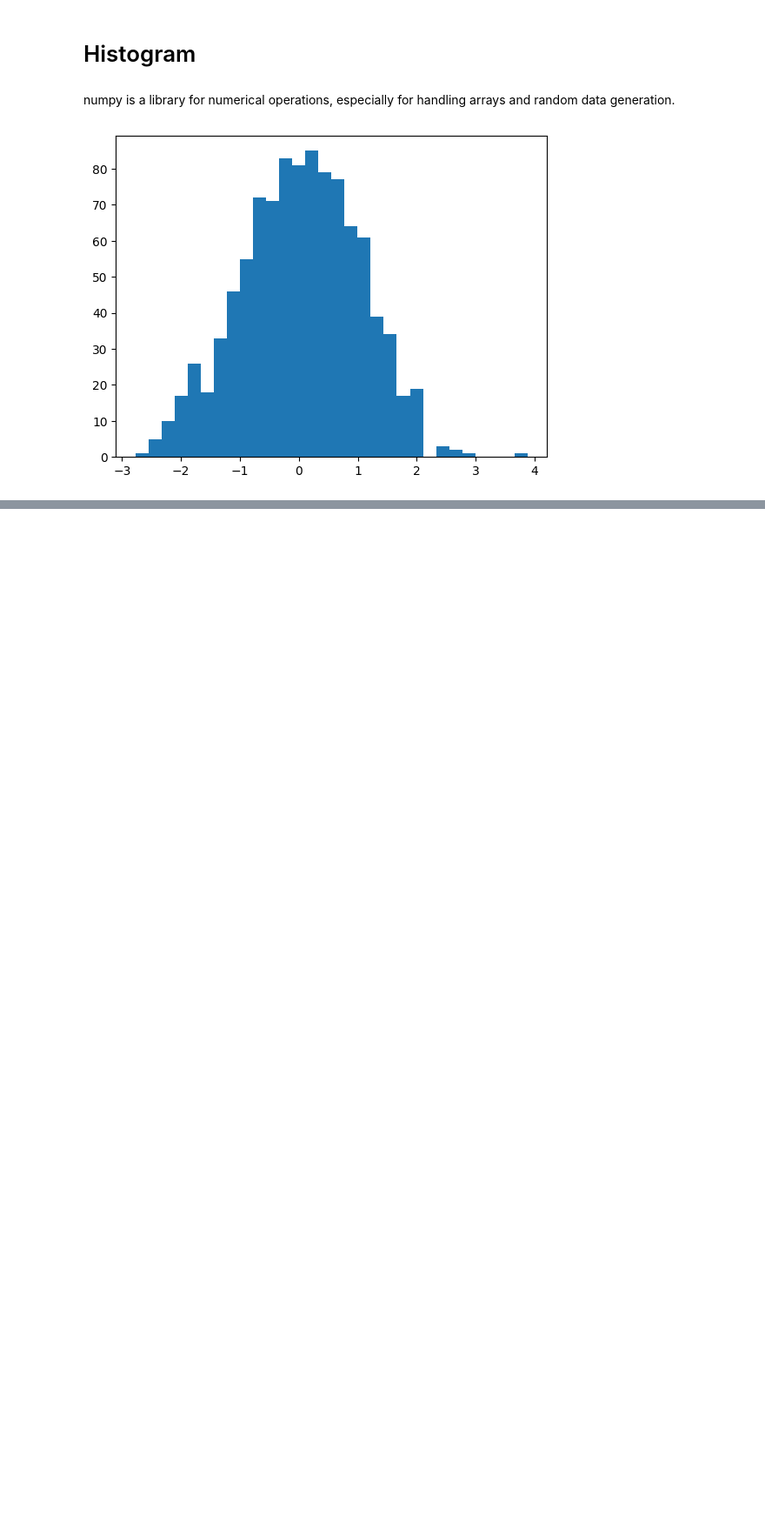
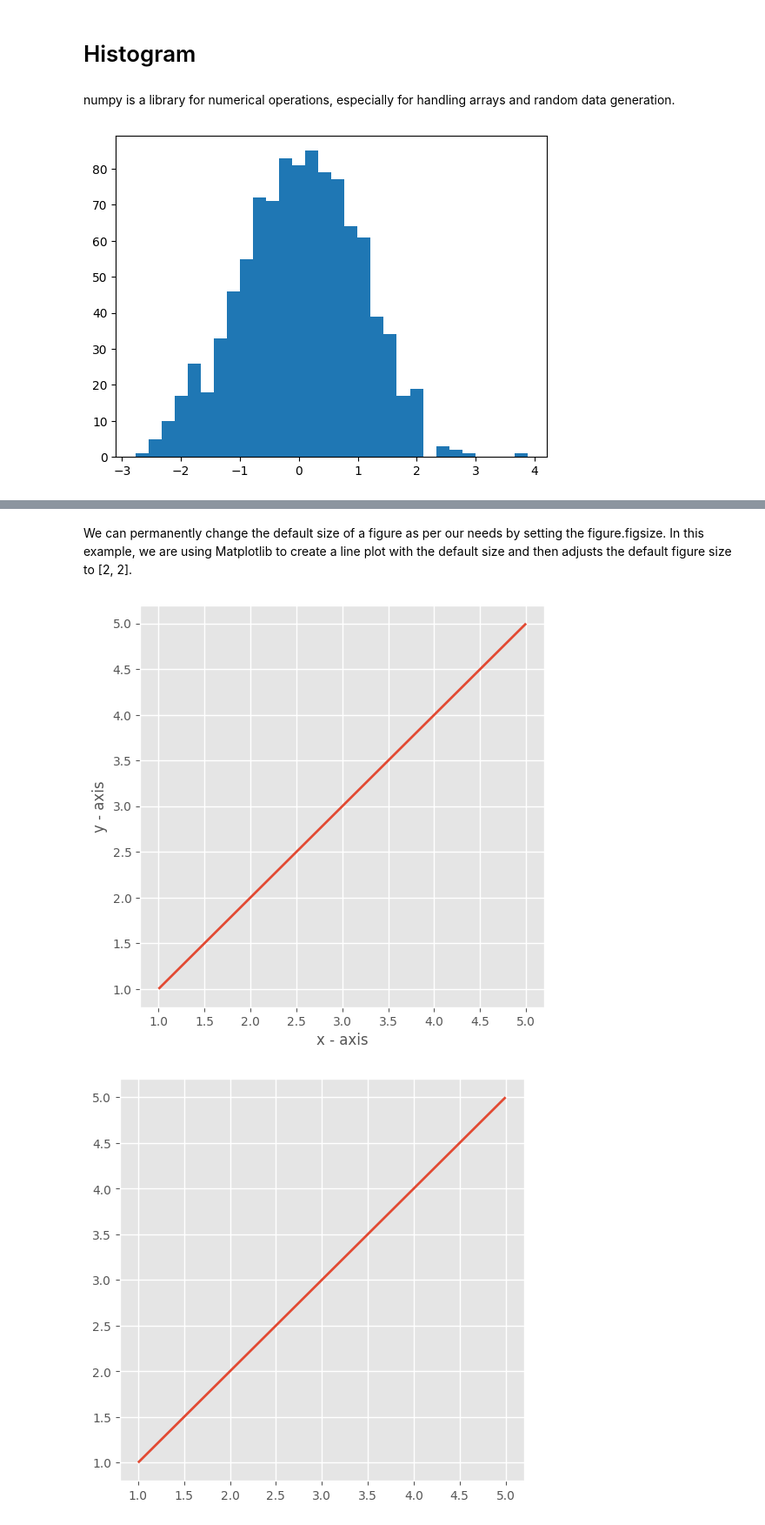
Before and after one commit to ngzhiwei517/NLP, a Jupyter notebook: Matplotlib.ipynb, the cells around one changed output, grey strips where cells are left out. Shown: that part at 87% size. Saved outputs shown, nothing was run; the diff lists cells and outputs as text; code cells hidden in the pictures; blank space fills up the shorter version.

```diff
--- a/Matplotlib.ipynb
+++ b/Matplotlib.ipynb
@@ -356,0 +418,30 @@ plt.show()
+# %% [markdown]
+We can permanently change the default size of a figure as per our needs by setting the figure.figsize. In this example, we are using Matplotlib to create a line plot with the default size and then adjusts the default figure size to [2, 2].
+# %%
+import matplotlib.pyplot as plt
+
+# values on x-axis
+x = [1, 2, 3, 4, 5]
+# values on y-axis
+y = [1, 2, 3, 4, 5]
+
+# naming the x axis
+plt.xlabel('x - axis')
+# naming the y axis
+plt.ylabel('y - axis')
+
+# plotting a line plot with it's default size
+plt.plot(x, y)
+plt.show()
+
+# changing the rc parameters and plotting a line plot
+plt.rcParams['figure.figsize'] = [6, 6]
+
+plt.plot(x, y)
+plt.show()
+
+plt.scatter(x, y)
+plt.show()
+# %% [output]
+[figure, added]
+[figure, added]
```
Also changed, not shown: parts of 15 cells of this notebook.
